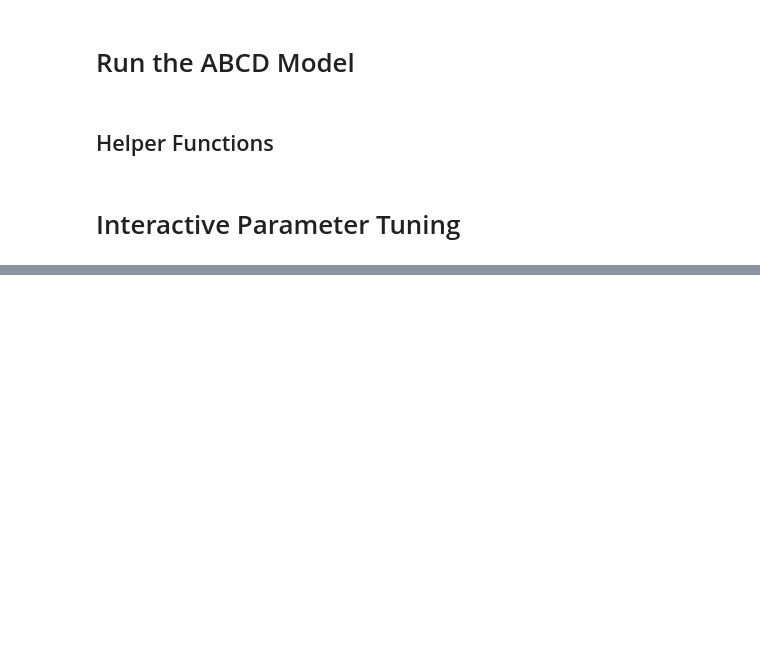
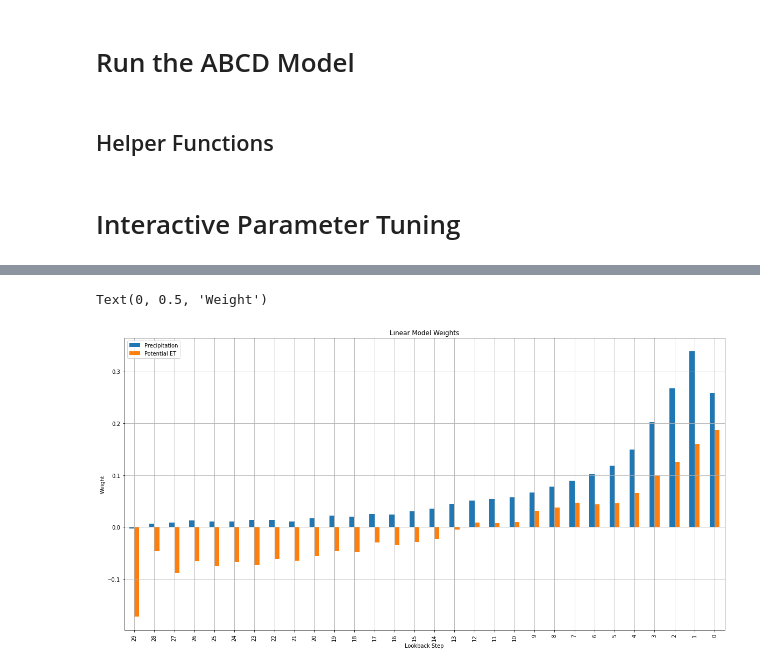
Before and after one commit to grey-nearing/ABCD-Hydrology-Model, a Jupyter notebook: ABCD Model Sandbox.ipynb, the cells around one changed output, grey strips where cells are left out. Drawn from its saved outputs; the diff is of its cells as text; code cells hidden in the pictures; blank space fills up the shorter version.

```diff
--- a/ABCD Model Sandbox.ipynb
+++ b/ABCD Model Sandbox.ipynb
@@ -314,0 +417,17 @@ regression_train_and_plot(data)
+# %%
+model_weights = model.coef_
+precipitation_weights = model_weights[:_REGRESSION_LOOKBACK]
+potential_et_weights = model_weights[_REGRESSION_LOOKBACK:]
+df = pd.DataFrame(index=range(_REGRESSION_LOOKBACK-1, -1, -1))
+df['Precipitation'] = precipitation_weights
+df['Potential ET'] = potential_et_weights
+df.plot.bar()
+plt.grid()
+fig = plt.gcf()
+fig.set_size_inches(20, 10)
+plt.title('Linear Model Weights')
+plt.xlabel('Lookback Step')
+plt.ylabel('Weight')
+# %% [output]
+Text(0, 0.5, 'Weight')
+[figure, added]
```
Also changed, not shown: parts of 21 cells of this notebook.
